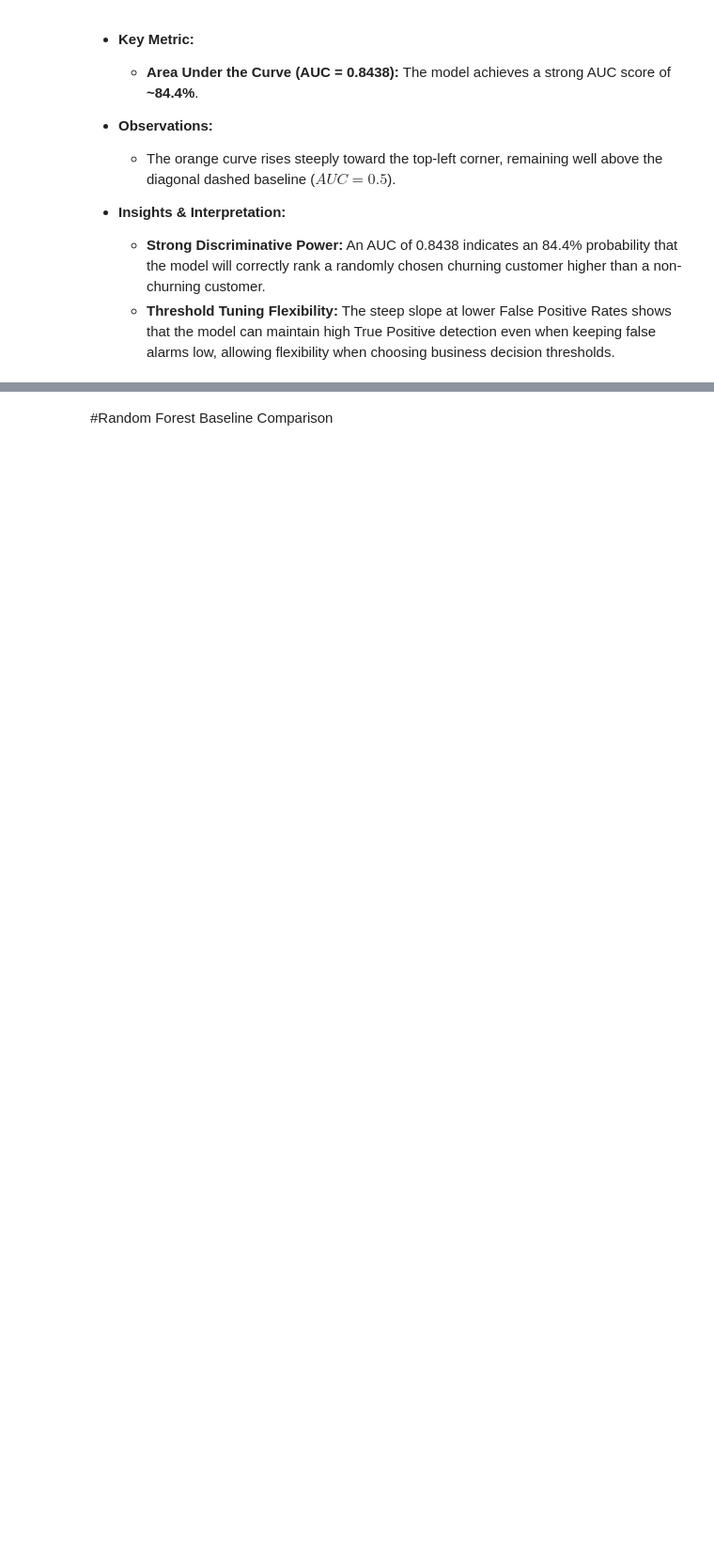
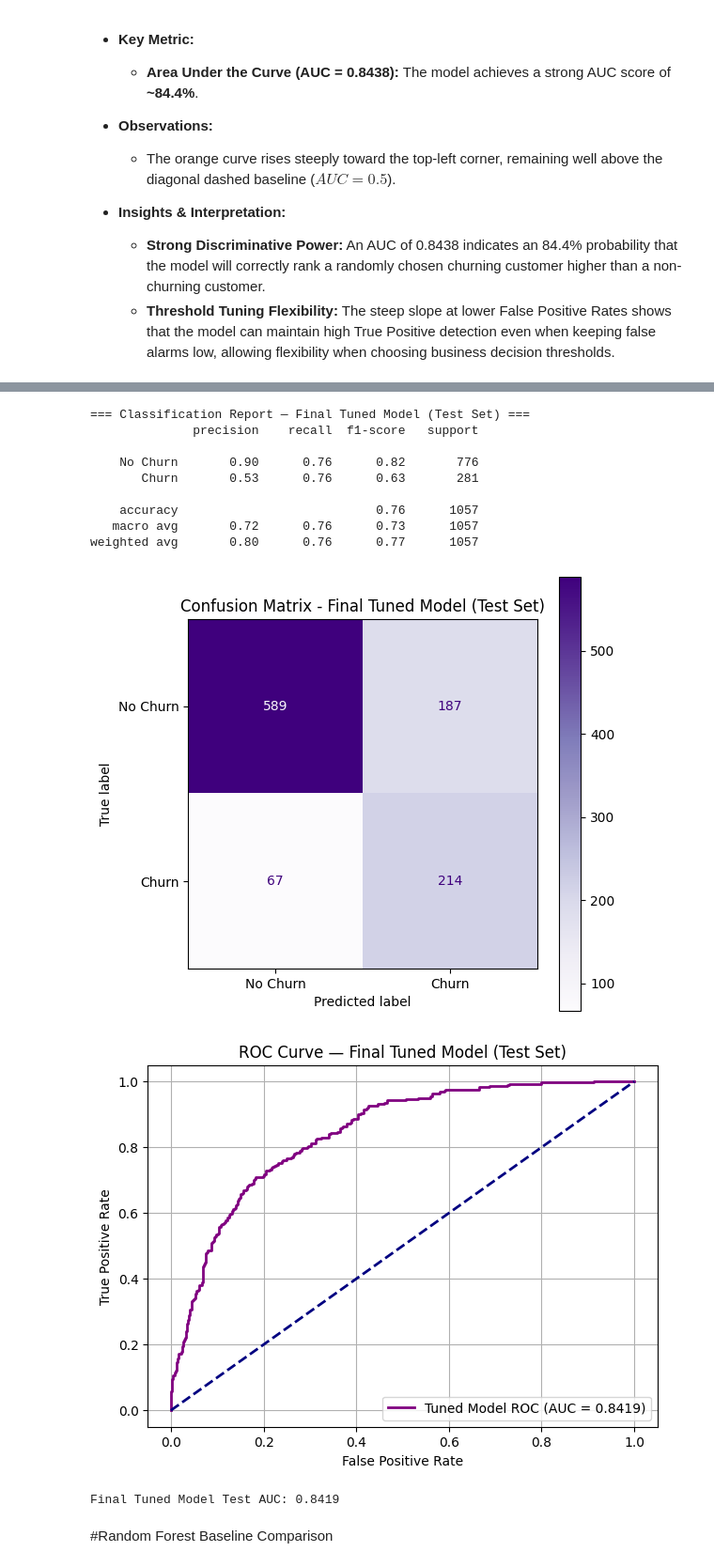
Before and after one commit to Riyadh101/Deep-Learning-Project, a Jupyter notebook: Customer_Churn_Prediction_System.ipynb, the cells around one changed output, grey strips where cells are left out. Shown at 94% size. Cells and saved outputs as stored; diff of their text form; code cells hidden in the pictures; blank space fills up the shorter version.

```diff
--- a/Customer_Churn_Prediction_System.ipynb
+++ b/Customer_Churn_Prediction_System.ipynb
@@ -610,2 +622,43 @@ print("Final tuned model saved successfully as 'final_churn_model.h5'")
+# %%
+y_pred_probs_tuned = final_model.predict(X_test, verbose=0)
+y_pred_tuned = (y_pred_probs_tuned > 0.5).astype(int)
+
+print("=== Classification Report — Final Tuned Model (Test Set) ===")
+print(classification_report(y_test, y_pred_tuned, target_names=['No Churn', 'Churn']))
+
+cm_tuned = confusion_matrix(y_test, y_pred_tuned)
+disp_tuned = ConfusionMatrixDisplay(confusion_matrix=cm_tuned, display_labels=['No Churn', 'Churn'])
+fig, ax = plt.subplots(figsize=(6, 6))
+disp_tuned.plot(cmap='Purples', ax=ax)
+plt.title('Confusion Matrix - Final Tuned Model (Test Set)')
+plt.show()
+
+test_auc_tuned = roc_auc_score(y_test, y_pred_probs_tuned)
+fpr_tuned, tpr_tuned, _ = roc_curve(y_test, y_pred_probs_tuned)
+
+plt.figure(figsize=(7, 5))
+plt.plot(fpr_tuned, tpr_tuned, color='purple', lw=2, label=f'Tuned Model ROC (AUC = {test_auc_tuned:.4f})')
+plt.plot([0, 1], [0, 1], color='navy', lw=2, linestyle='--')
+plt.xlabel('False Positive Rate')
+plt.ylabel('True Positive Rate')
+plt.title('ROC Curve — Final Tuned Model (Test Set)')
+plt.legend(loc='lower right')
+plt.grid(True)
+plt.show()
+
+print(f"\nFinal Tuned Model Test AUC: {test_auc_tuned:.4f}")
+# %% [output]
+=== Classification Report — Final Tuned Model (Test Set) ===
+              precision    recall  f1-score   support
+
+    No Churn       0.90      0.76      0.82       776
+       Churn       0.53      0.76      0.63       281
+
+    accuracy                           0.76      1057
+   macro avg       0.72      0.76      0.73      1057
+weighted avg       0.80      0.76      0.77      1057
+[figure, added]
+[figure, added]
+Final Tuned Model Test AUC: 0.8419
 # %% [markdown]
 #Random Forest Baseline Comparison
```
Also changed, not shown: parts of 17 cells of this notebook.
